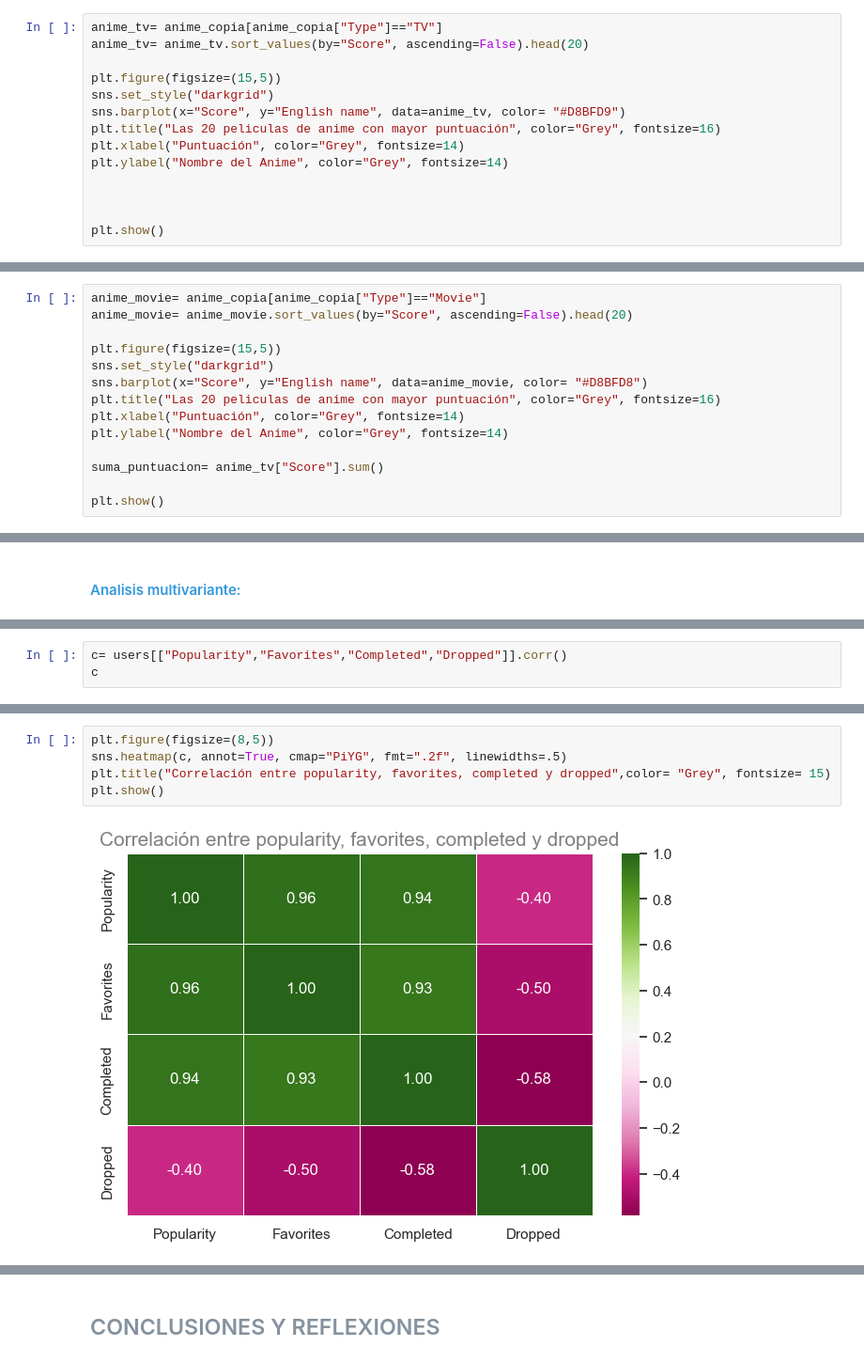
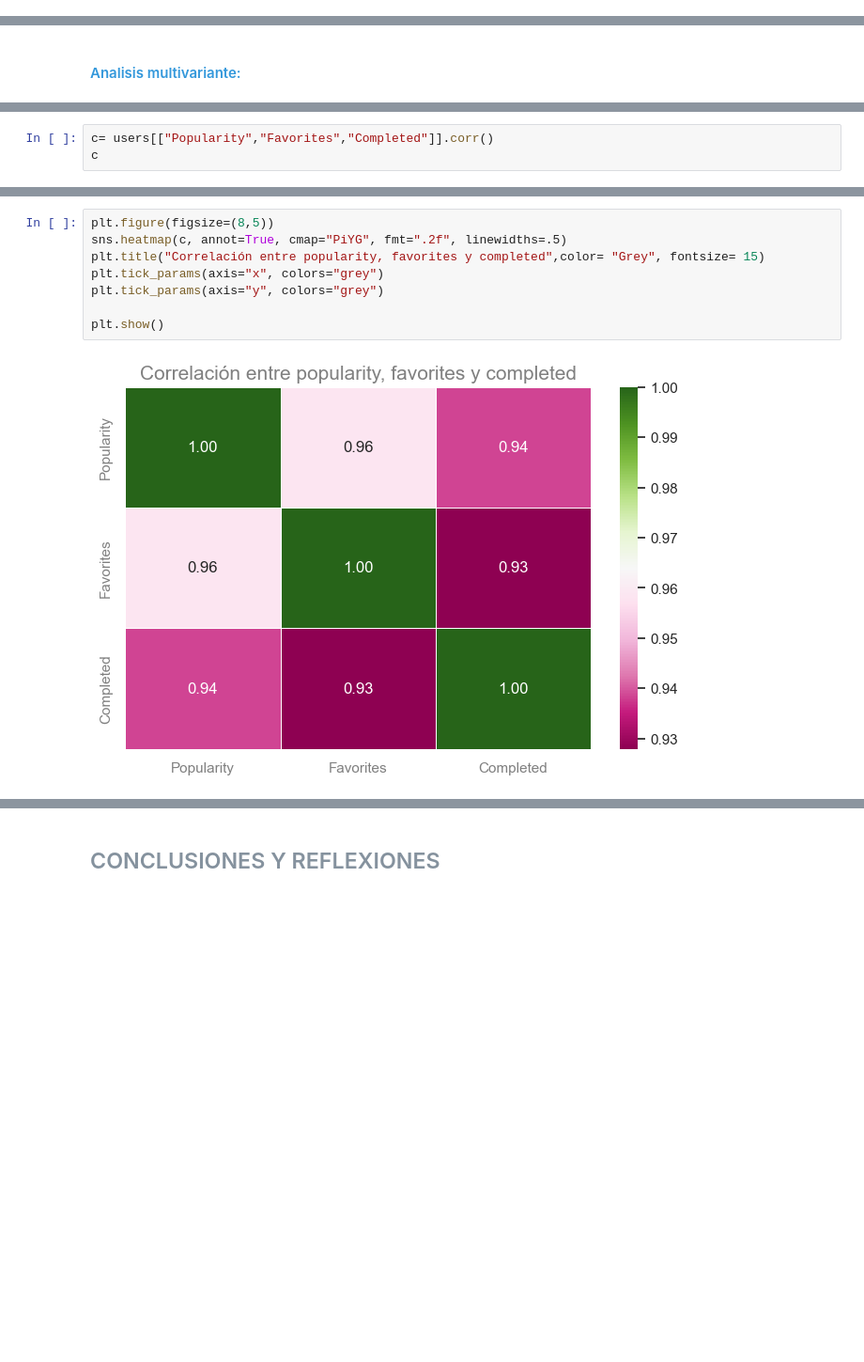
Before and after one commit to AmyGaarcia/DS_PT_09_2023, a Jupyter notebook: Data_Analysis/EDA/1-Definicion_EDA ANIME_ordenado.ipynb, the cells around one changed output, grey strips where cells are left out. Shown at 94% size. Cells and saved outputs as stored; diff of their text form; blank space fills up the shorter version.

```diff
--- a/Data_Analysis/EDA/1-Definicion_EDA ANIME_ordenado.ipynb
+++ b/Data_Analysis/EDA/1-Definicion_EDA ANIME_ordenado.ipynb
@@ -1055,14 +1064,0 @@ plt.show()
-# %%
-anime_tv= anime_copia[anime_copia["Type"]=="TV"]
-anime_tv= anime_tv.sort_values(by="Score", ascending=False).head(20)
-
-plt.figure(figsize=(15,5))
-sns.set_style("darkgrid")
-sns.barplot(x="Score", y="English name", data=anime_tv, color= "#D8BFD9")
-plt.title("Las 20 peliculas de anime con mayor puntuación", color="Grey", fontsize=16)
-plt.xlabel("Puntuación", color="Grey", fontsize=14)
-plt.ylabel("Nombre del Anime", color="Grey", fontsize=14)
-
-
-
-plt.show()
@@ -1073,14 +1086,0 @@ plt.show()
-# %%
-anime_movie= anime_copia[anime_copia["Type"]=="Movie"]
-anime_movie= anime_movie.sort_values(by="Score", ascending=False).head(20)
-
-plt.figure(figsize=(15,5))
-sns.set_style("darkgrid")
-sns.barplot(x="Score", y="English name", data=anime_movie, color= "#D8BFD8")
-plt.title("Las 20 peliculas de anime con mayor puntuación", color="Grey", fontsize=16)
-plt.xlabel("Puntuación", color="Grey", fontsize=14)
-plt.ylabel("Nombre del Anime", color="Grey", fontsize=14)
-
-suma_puntuacion= anime_tv["Score"].sum()
-
-plt.show()
@@ -1164,4 +1256,4 @@ users.groupby("Type").agg({"Favorites":"mean","Completed":"mean","Dropped":"mean
 # %%
-c= users[["Popularity","Favorites","Completed","Dropped"]].corr()
+c= users[["Popularity","Favorites","Completed"]].corr()
 c
 # %% [output]
@@ -1173,7 +1264,10 @@ c
 # %%
 plt.figure(figsize=(8,5))
 sns.heatmap(c, annot=True, cmap="PiYG", fmt=".2f", linewidths=.5)
-plt.title("Correlación entre popularity, favorites, completed y dropped",color= "Grey", fontsize= 15)
+plt.title("Correlación entre popularity, favorites y completed",color= "Grey", fontsize= 15)
+plt.tick_params(axis="x", colors="grey")
+plt.tick_params(axis="y", colors="grey")
+
 plt.show()
 # %% [output]
-[figure, old version]
+[figure, new version]
```
Also changed, not shown: parts of 46 cells of this notebook.
